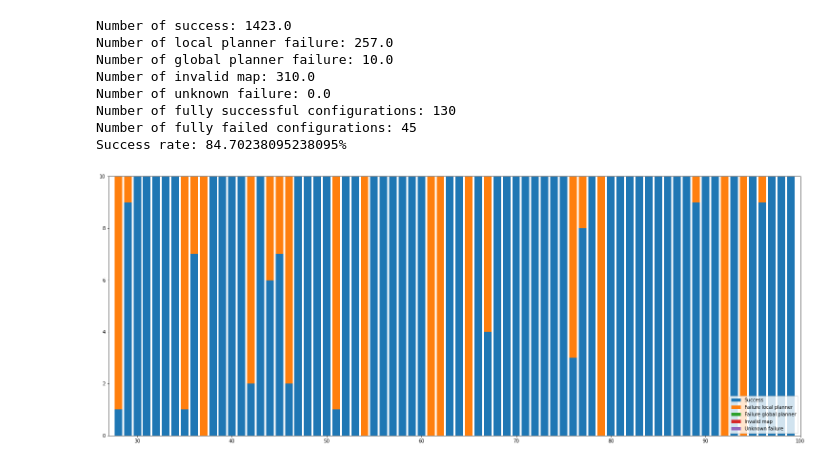
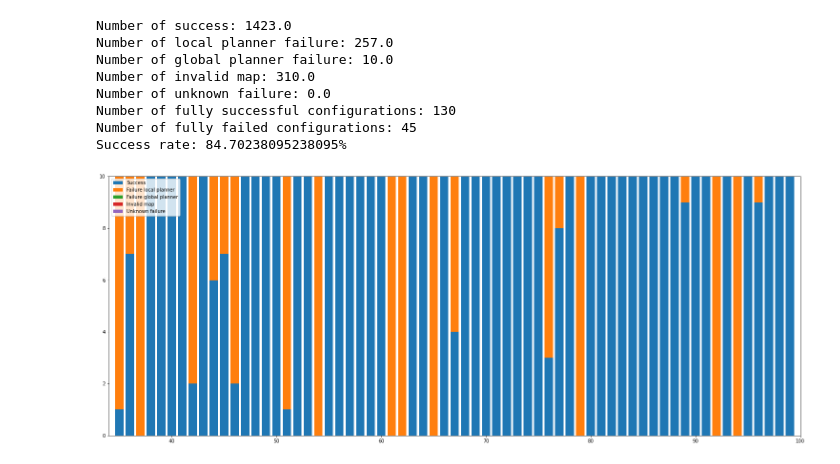
Before and after one commit to rhidra/autopilot, a Jupyter notebook: analysis/traj_evaluate/success_analysis.ipynb, the cells around one changed output. Drawn from its saved outputs; the diff is of its cells as text; code cells hidden in the pictures.

```diff
--- a/analysis/traj_evaluate/success_analysis.ipynb
+++ b/analysis/traj_evaluate/success_analysis.ipynb
@@ -97,15 +97,15 @@ Number of fully successful configurations: 130
 Number of fully failed configurations: 45
 Success rate: 84.70238095238095%
 # %%
-a, b = 28, 100
+a, b = 35, 100
 plt.figure(figsize=(26,10))
 plt.bar(np.arange(a, b), success2[a:b], label='Success')
 plt.bar(np.arange(a, b), failureLocal2[a:b], label='Failure local planner', bottom=success2[a:b])
 plt.bar(np.arange(a, b), failureGlobal2[a:b], label='Failure global planner', bottom=success2[a:b]+failureLocal2[a:b])
 plt.bar(np.arange(a, b), failureMap2[a:b], label='Invalid map', bottom=success2[a:b]+failureLocal2[a:b]+failureGlobal2[a:b])
 plt.bar(np.arange(a, b), invalid2[a:b], label='Unknown failure', bottom=success2[a:b]+failureLocal2[a:b]+failureGlobal2[a:b]+failureMap2[a:b])
 plt.legend()
 plt.xlim(a-1, b)
 plt.show()
 # %% [output]
-[figure, old version]
+[figure, new version]
```
